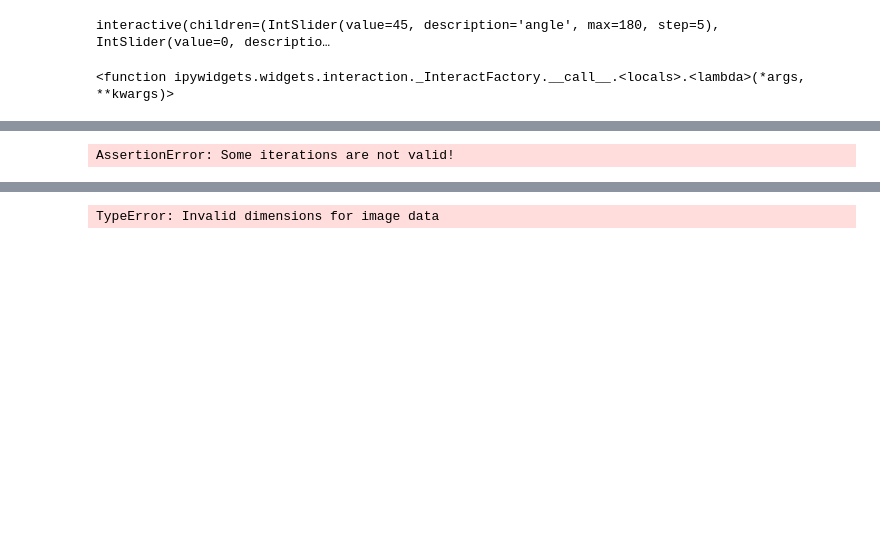
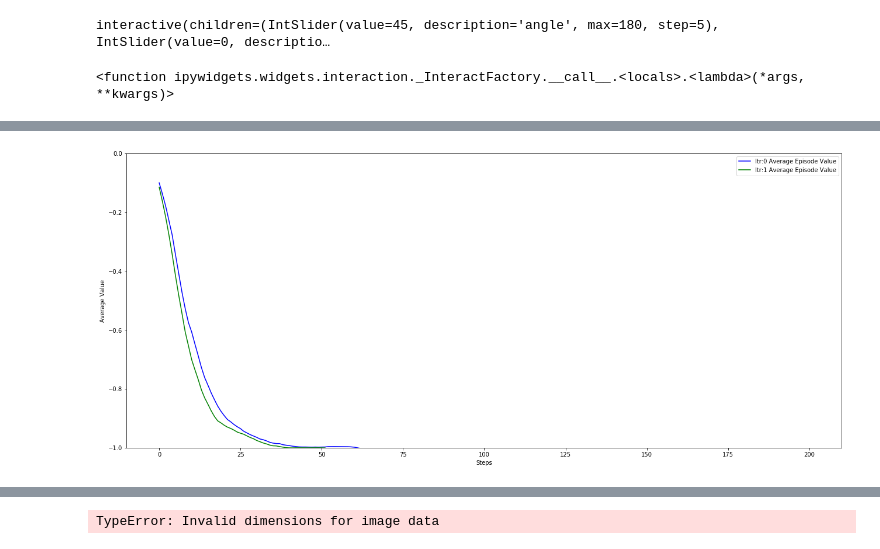
Before and after one commit to alexdarch/Project, a Jupyter notebook: ResultsAndTesting/AdversaryResultsVisualisation.ipynb, the cells around one changed output, grey strips where cells are left out. Cells and saved outputs as stored; diff of their text form; code cells hidden in the pictures; blank space fills up the shorter version.

```diff
--- a/ResultsAndTesting/AdversaryResultsVisualisation.ipynb
+++ b/ResultsAndTesting/AdversaryResultsVisualisation.ipynb
@@ -81,7 +82,7 @@ v.plot_valuesvssteps(iters=(0, 1, 2), episodes='longest')
 # %%
-v.plot_episode_statsvsstep(iters=[0, 1, 2, 3])
+v.plot_episode_statsvsstep(iters=[0, 1])
 # %% [output]
-AssertionError: Some iterations are not valid!
+[figure, added]
 # %%
 v.plot_playervsadversary(iters=(0, 1, 2))
 # %% [output]
```
Also changed, not shown: parts of 6 cells of this notebook, 5 other files.
